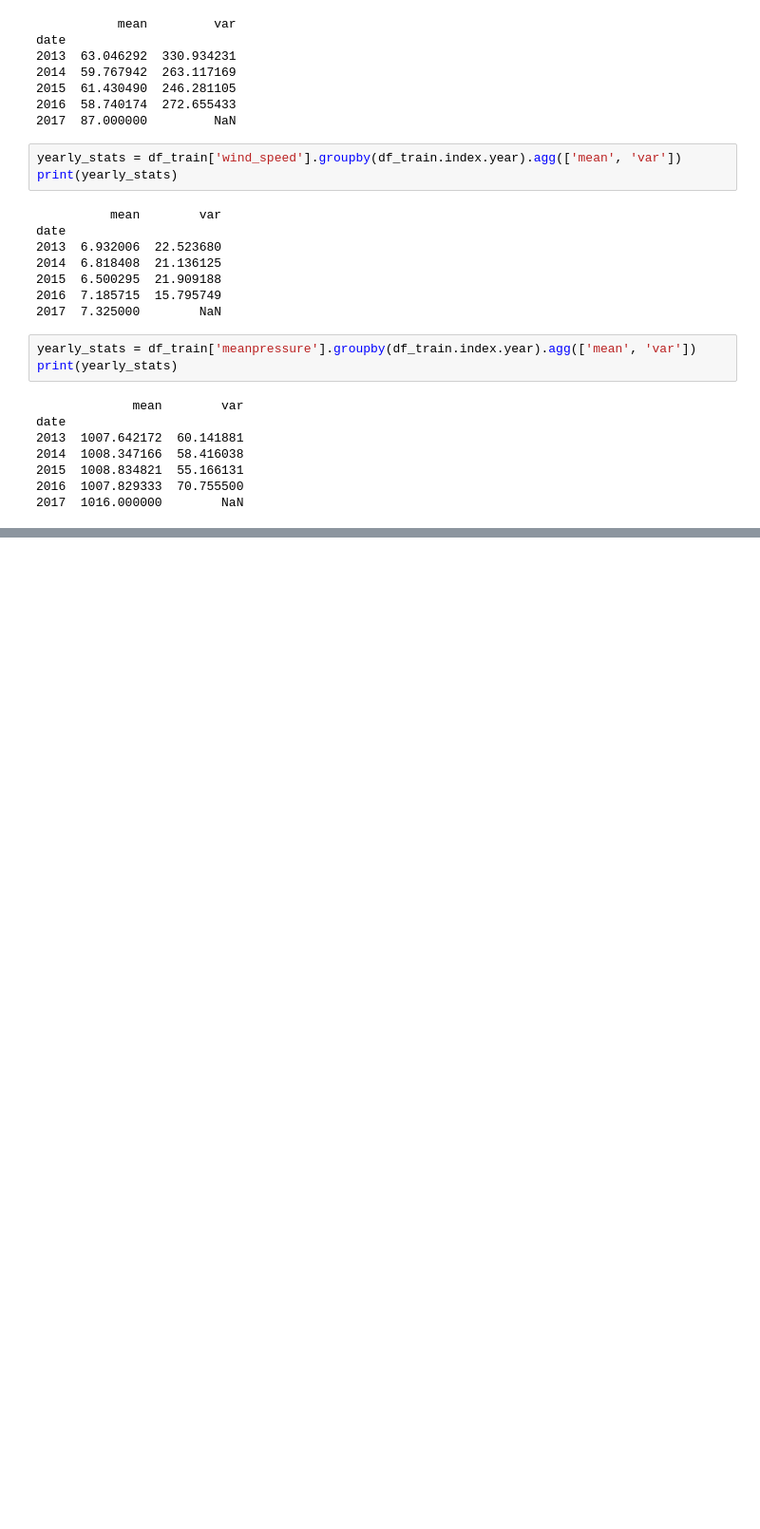
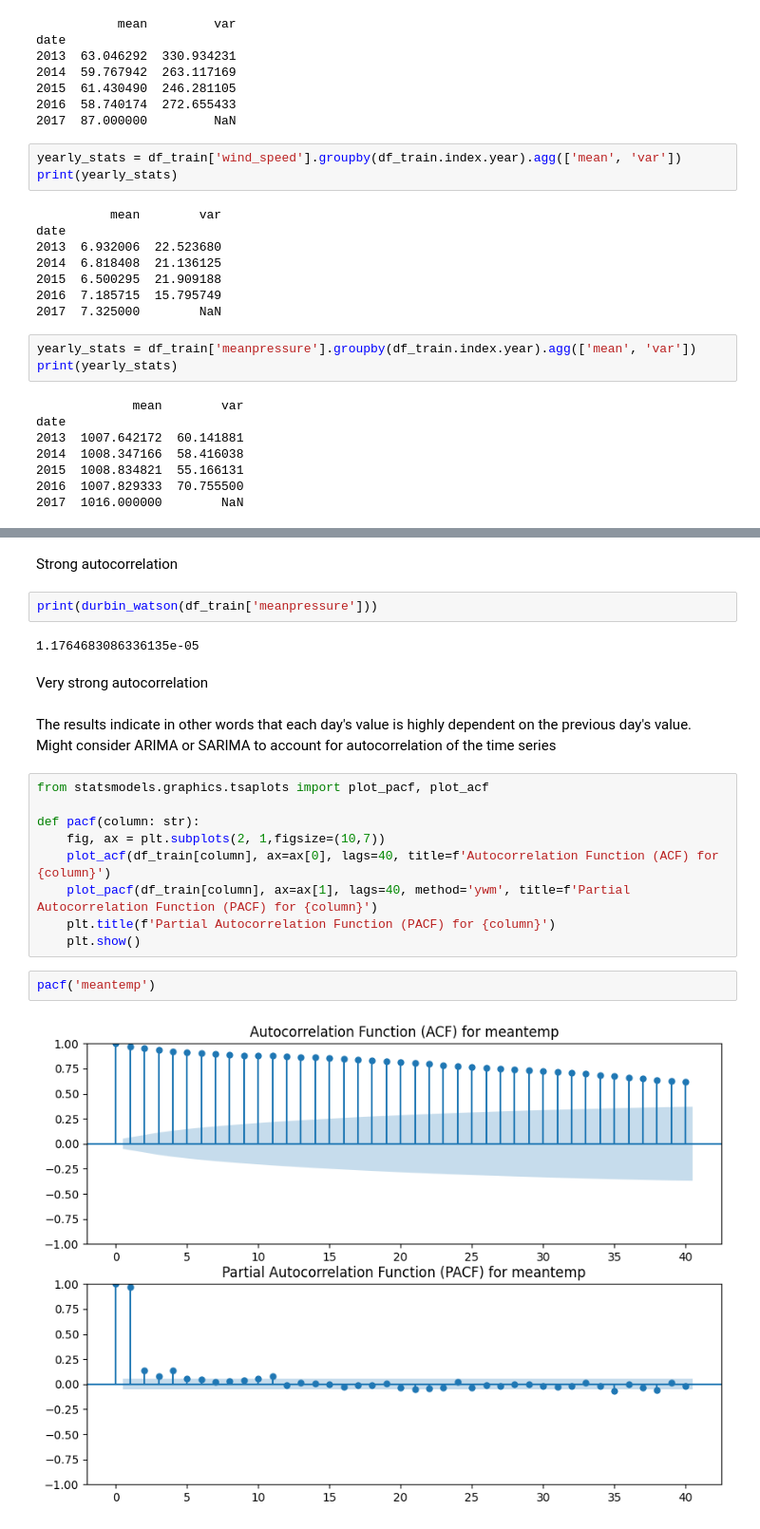
Before and after one commit to porojanmadalin/TSA, a Jupyter notebook: a02.ipynb, the cells around one changed output, grey strips where cells are left out. Shown at 95% size. Saved outputs shown, nothing was run; the diff lists cells and outputs as text; blank space fills up the shorter version.

```diff
--- a/a02.ipynb
+++ b/a02.ipynb
@@ -179,0 +288,23 @@ D
+# %% [markdown]
+Strong autocorrelation
+# %%
+print(durbin_watson(df_train['meanpressure']))
+# %% [output]
+1.1764683086336135e-05
+# %% [markdown]
+Very strong autocorrelation
+# %% [markdown]
+The results indicate in other words that each day's value is highly dependent on the previous day's value. Might consider ARIMA or SARIMA to account for autocorrelation of the time series
+# %%
+from statsmodels.graphics.tsaplots import plot_pacf, plot_acf
+
+def pacf(column: str):
+    fig, ax = plt.subplots(2, 1,figsize=(10,7))
+    plot_acf(df_train[column], ax=ax[0], lags=40, title=f'Autocorrelation Function (ACF) for {column}')
+    plot_pacf(df_train[column], ax=ax[1], lags=40, method='ywm', title=f'Partial Autocorrelation Function (PACF) for {column}')
+    plt.title(f'Partial Autocorrelation Function (PACF) for {column}')
+    plt.show()
+# %%
+pacf('meantemp')
+# %% [output]
+[figure, added]
```
Also changed, not shown: parts of 28 cells of this notebook.
